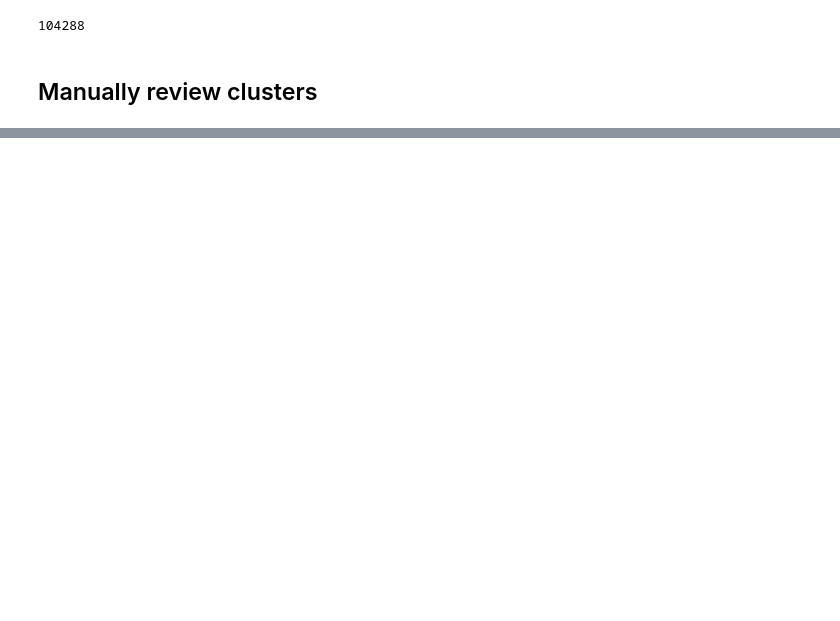
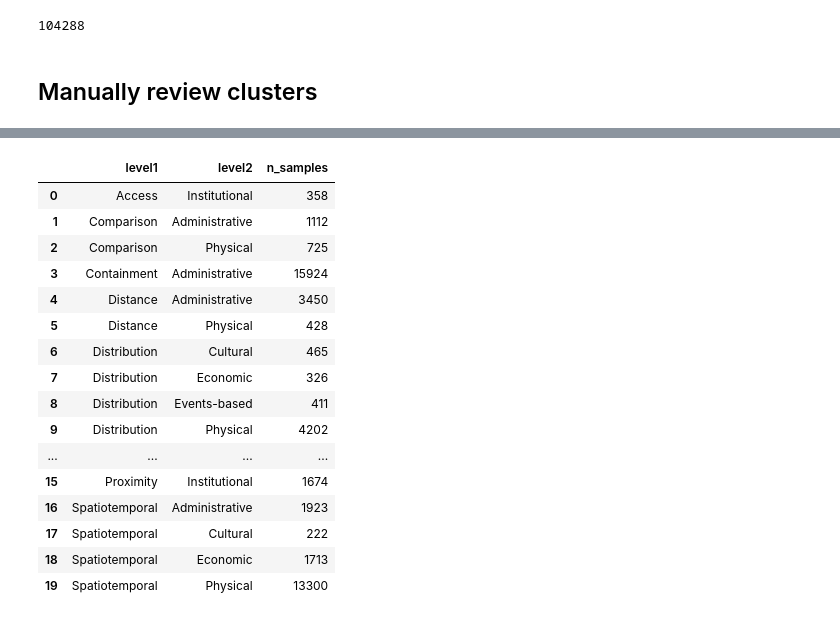
Before and after one commit to ilyankou/ms-marco-geospatial, a Jupyter notebook: 2-Cluster.ipynb, the cells around one changed output, grey strips where cells are left out. Drawn from its saved outputs; the diff is of its cells as text; code cells hidden in the pictures; blank space fills up the shorter version.

```diff
--- a/2-Cluster.ipynb
+++ b/2-Cluster.ipynb
@@ -382,0 +450,21 @@ with open('output/cluster_review.md', 'w') as f:
+# %%
+level2counts = data.groupby(['level1', 'level2']).n_samples.sum().reset_index()
+level2counts
+# %% [output]
+|  | level1 | level2 | n_samples |
+| 0 | Access | Institutional | 358 |
+| 1 | Comparison | Administrative | 1112 |
+| 2 | Comparison | Physical | 725 |
+| 3 | Containment | Administrative | 15924 |
+| 4 | Distance | Administrative | 3450 |
+| 5 | Distance | Physical | 428 |
+| 6 | Distribution | Cultural | 465 |
+| 7 | Distribution | Economic | 326 |
+| 8 | Distribution | Events-based | 411 |
+| 9 | Distribution | Physical | 4202 |
+| ... | ... | ... | ... |
+| 15 | Proximity | Institutional | 1674 |
+| 16 | Spatiotemporal | Administrative | 1923 |
+| 17 | Spatiotemporal | Cultural | 222 |
+| 18 | Spatiotemporal | Economic | 1713 |
+| 19 | Spatiotemporal | Physical | 13300 |
```
Also changed, not shown: parts of 18 cells of this notebook, 6 other files.
